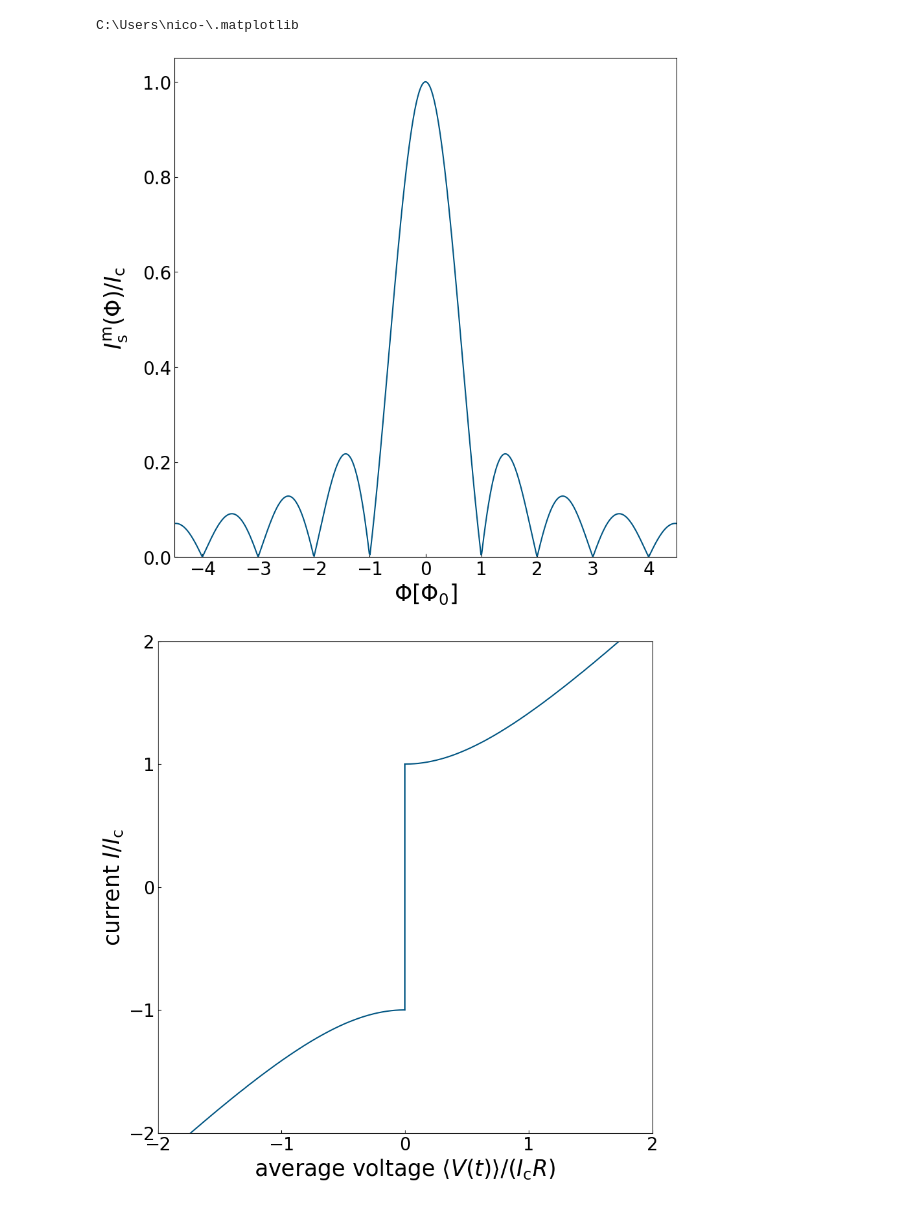
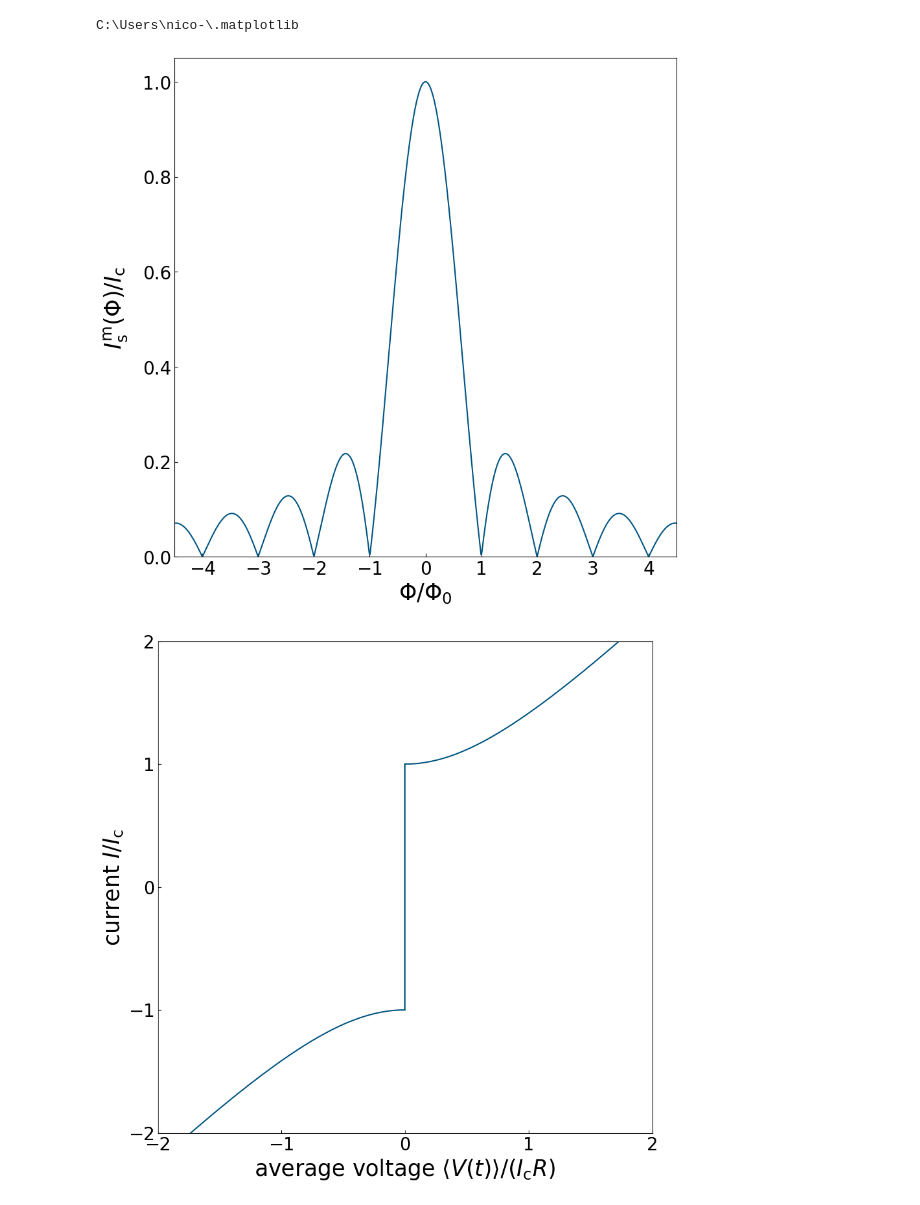
Before and after one commit to nkahne/Master-Thesis, a Jupyter notebook: Figures/literature_plots.ipynb, the cells around one changed output. Drawn from its saved outputs; the diff is of its cells as text; code cells hidden in the pictures.

```diff
--- a/Figures/literature_plots.ipynb
+++ b/Figures/literature_plots.ipynb
@@ -32,24 +32,24 @@ plt.rcParams['legend.frameon'] = False
 # %%
 #fraunhofer
 
 phi0 = 2e-15
 phi = np.linspace(-5,5,800)*2e-15
 def y(phi):
     return np.abs(np.sin(np.pi*phi/phi0)/(np.pi*phi/phi0))
 
 f, ax = plt.subplots()
 
 ax.plot(phi/phi0, y(phi), color='#005582')
 ax.set_xlim(-4.5,4.5)
-ax.set_xlabel('$\Phi[\Phi_0]$')
+ax.set_xlabel('$\Phi/\Phi_0$')
 ax.set_ylim(0,1.05)
 ax.yaxis.set_label_coords(-0.09, 0.48)
 ax.set_ylabel(r'$I_{\rm s}^{\rm m}(\Phi)/I_{\rm c}$')
 #ax.set_title('Fraunhofer')
 plt.savefig('fraunhofer.pdf')
 plt.show()
 # %% [output]
-[figure, old version]
+[figure, new version]
 # %%
 Ic=6e-6
 R=200
```
Also changed, not shown: parts of 10 cells of this notebook, 14 other files.
